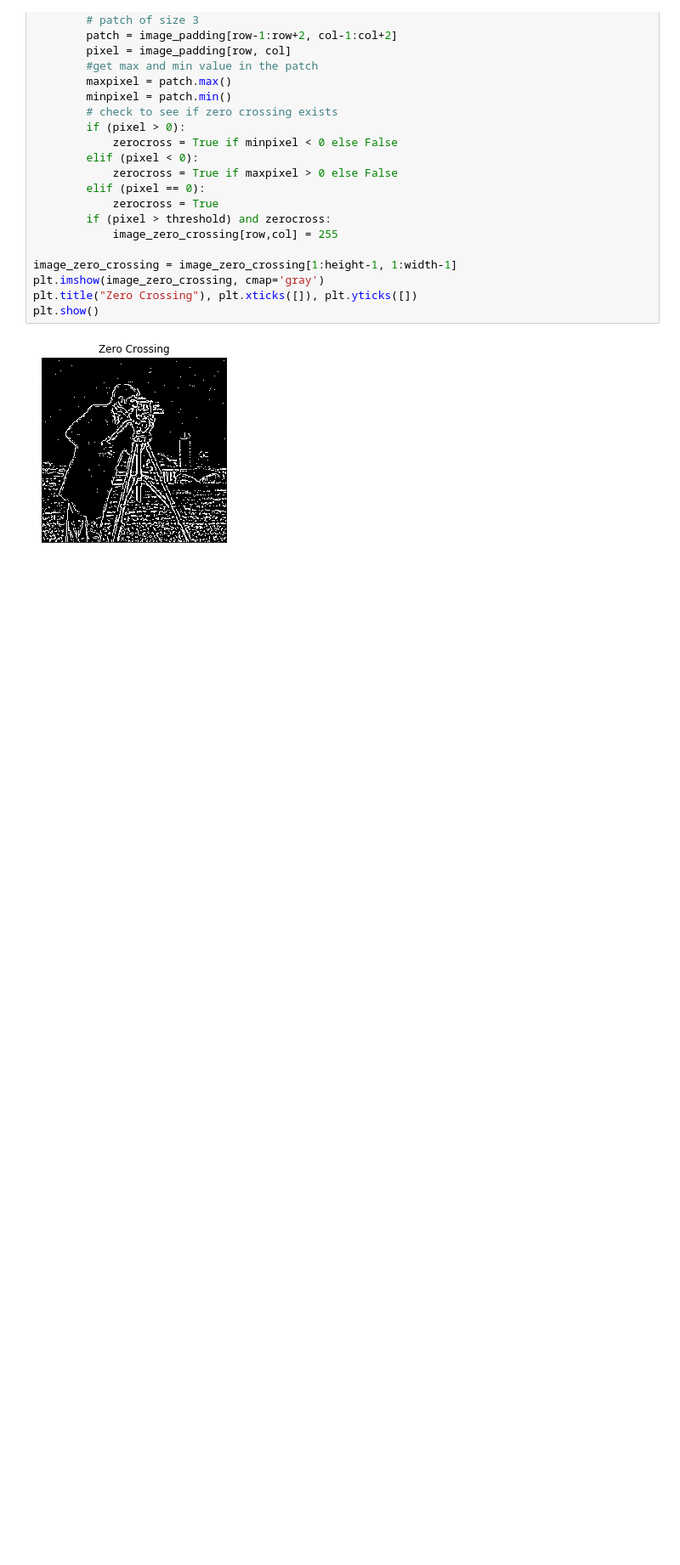
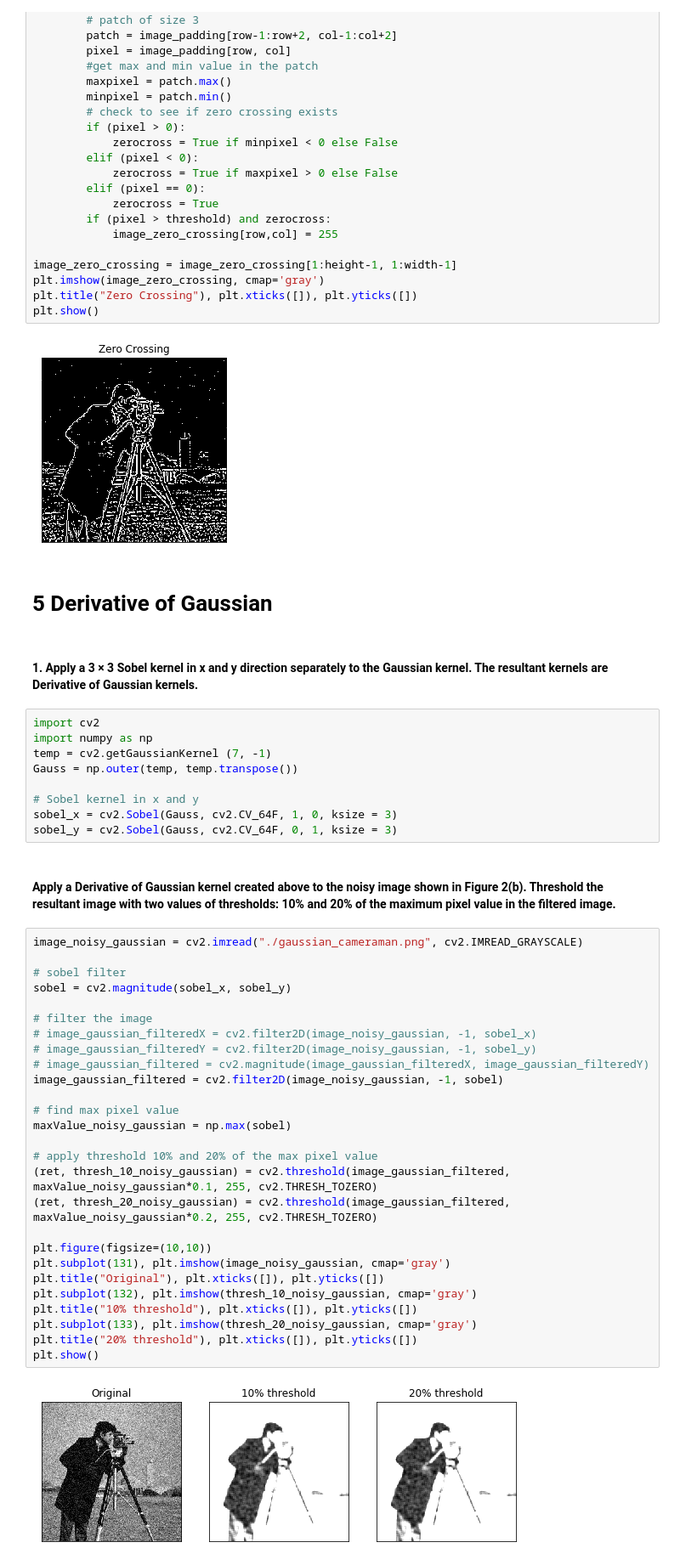
Before and after one commit to FulinHuang/Computer-Vision, a Jupyter notebook: A1_Image_Filtering /A1_Image_Filtering.ipynb, the cells around one changed output. Shown at 85% size. Drawn from its saved outputs; the diff is of its cells as text; blank space fills up the shorter version.

Commit message:
5 Derivative of Gaussian almost done

```diff
--- a/A1_Image_Filtering /A1_Image_Filtering.ipynb
+++ b/A1_Image_Filtering /A1_Image_Filtering.ipynb
@@ -318,3 +318,47 @@ plt.title("Zero Crossing"), plt.xticks([]), plt.yticks([])
 plt.show()
 # %% [output]
 [figure]
+# %% [markdown]
+# 5 Derivative of Gaussian
+# %% [markdown]
+#### 1. Apply a 3 × 3 Sobel kernel in x and y direction separately to the Gaussian kernel. The resultant kernels are Derivative of Gaussian kernels.
+# %%
+import cv2
+import numpy as np
+temp = cv2.getGaussianKernel (7, -1)
+Gauss = np.outer(temp, temp.transpose())
+
+# Sobel kernel in x and y
+sobel_x = cv2.Sobel(Gauss, cv2.CV_64F, 1, 0, ksize = 3)
+sobel_y = cv2.Sobel(Gauss, cv2.CV_64F, 0, 1, ksize = 3)
+# %% [markdown]
+#### Apply a Derivative of Gaussian kernel created above to the noisy image shown in Figure 2(b). Threshold the resultant image with two values of thresholds: 10% and 20% of the maximum pixel value in the filtered image.
+# %%
+image_noisy_gaussian = cv2.imread("./gaussian_cameraman.png", cv2.IMREAD_GRAYSCALE)
+
+# sobel filter
+sobel = cv2.magnitude(sobel_x, sobel_y)
+
+# filter the image
+# image_gaussian_filteredX = cv2.filter2D(image_noisy_gaussian, -1, sobel_x)
+# image_gaussian_filteredY = cv2.filter2D(image_noisy_gaussian, -1, sobel_y)
+# image_gaussian_filtered = cv2.magnitude(image_gaussian_filteredX, image_gaussian_filteredY)
+image_gaussian_filtered = cv2.filter2D(image_noisy_gaussian, -1, sobel)
+
+# find max pixel value
+maxValue_noisy_gaussian = np.max(sobel)
+
+# apply threshold 10% and 20% of the max pixel value
+(ret, thresh_10_noisy_gaussian) = cv2.threshold(image_gaussian_filtered, maxValue_noisy_gaussian*0.1, 255, cv2.THRESH_TOZERO)
+(ret, thresh_20_noisy_gaussian) = cv2.threshold(image_gaussian_filtered, maxValue_noisy_gaussian*0.2, 255, cv2.THRESH_TOZERO)
+
+plt.figure(figsize=(10,10))
+plt.subplot(131), plt.imshow(image_noisy_gaussian, cmap='gray')
+plt.title("Original"), plt.xticks([]), plt.yticks([])
+plt.subplot(132), plt.imshow(thresh_10_noisy_gaussian, cmap='gray')
+plt.title("10% threshold"), plt.xticks([]), plt.yticks([])
+plt.subplot(133), plt.imshow(thresh_20_noisy_gaussian, cmap='gray')
+plt.title("20% threshold"), plt.xticks([]), plt.yticks([])
+plt.show()
+# %% [output]
+[figure, added]
```
Also changed, not shown: parts of 4 cells of this notebook.
